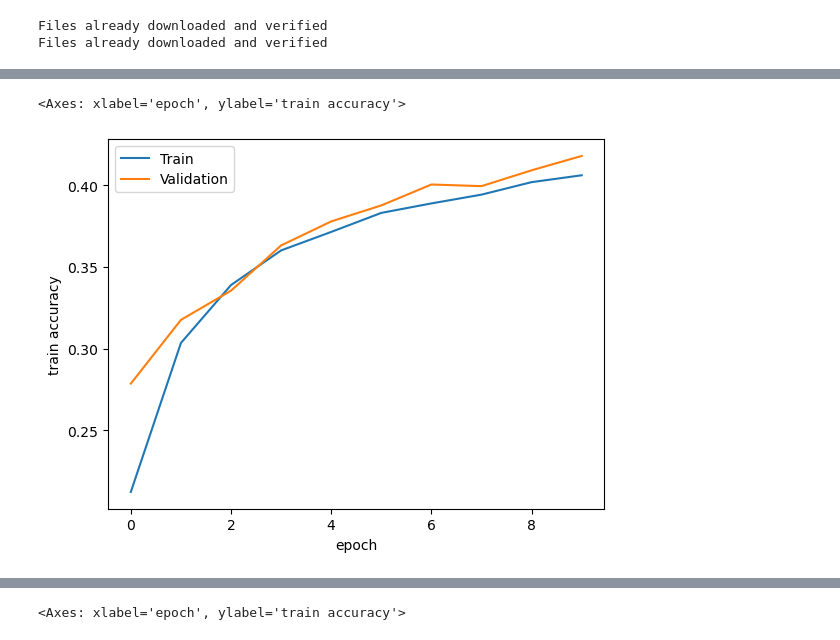
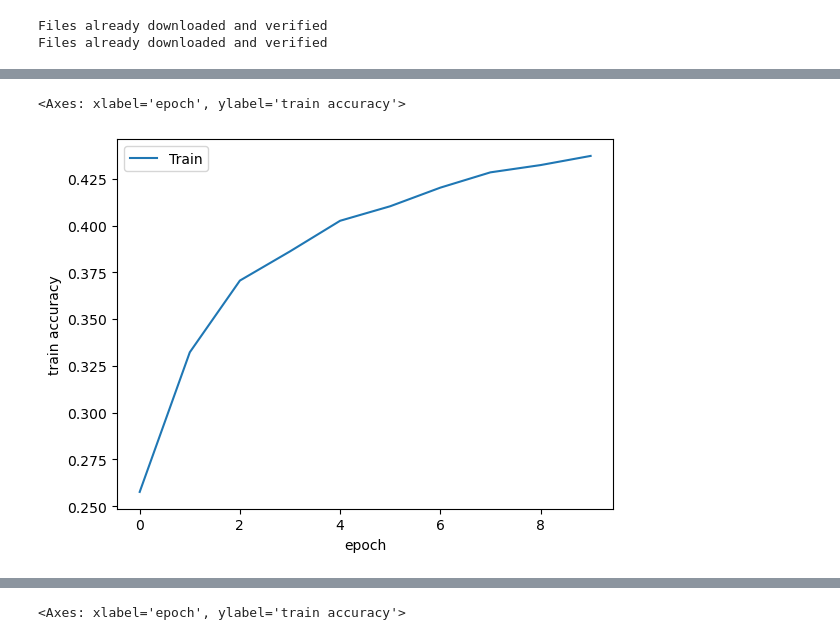
Before and after one commit to Starkillxr/AINT515, a Jupyter notebook: src/task_2.ipynb, the cells around one changed output, grey strips where cells are left out. Saved outputs shown, nothing was run; the diff lists cells and outputs as text; code cells hidden in the pictures.

```diff
--- a/src/task_2.ipynb
+++ b/src/task_2.ipynb
@@ -52,7 +52,7 @@ train_transforms = transforms.Compose([
                         transforms.RandomRotation(30),
                         transforms.RandomHorizontalFlip(0.2),
                         transforms.RandomVerticalFlip(0.2),
-                        transforms.RandomErasing()
+                        transforms.RandomErasing(0.2)
                                 ])
 
 test_transforms = transforms.Compose([
@@ -66,14 +66,12 @@ trainset = datasets.CIFAR10(root='./data', train=True,
 testset = datasets.CIFAR10(root='./data', train=False,
                                 download=True, transform= transforms.ToTensor())
 
-trainset, valset = torch.utils.data.random_split(trainset, [40000, 10000])
 
 
 #Data Loaders
 batch_size = 500
 trainloader = torch.utils.data.DataLoader(trainset, batch_size = batch_size,
                                         shuffle=True, pin_memory=True)
-valloader = torch.utils.data.DataLoader(valset, batch_size=batch_size, shuffle=True, pin_memory=True)
 
 testloader = torch.utils.data.DataLoader(testset, batch_size=batch_size,
                                         shuffle=False, pin_memory=True)
@@ -518,13 +515,12 @@ model = nn.Sequential(
 )
 # %%
 lossfunc = nn.CrossEntropyLoss()
-model1ResultAdamax = trainNetworkAdamax(model, lossfunc, trainloader, valloader, scorefuncs={'accuracy': accuracy_score}, epochs=10)
+model1ResultAdamax = trainNetworkAdamax(model, lossfunc, trainloader,  scorefuncs={'accuracy': accuracy_score}, epochs=10)
 # %%
 sns.lineplot(x='epoch', y ='train accuracy', data = model1ResultAdamax, label = 'Train')
-sns.lineplot(x='epoch', y ='val accuracy', data = model1ResultAdamax, label ='Validation')
 # %% [output]
 <Axes: xlabel='epoch', ylabel='train accuracy'>
-[figure, old version]
+[figure, new version]
 # %%
 with torch.no_grad():
     correct =0
```
Also changed, not shown: parts of 33 cells of this notebook.
